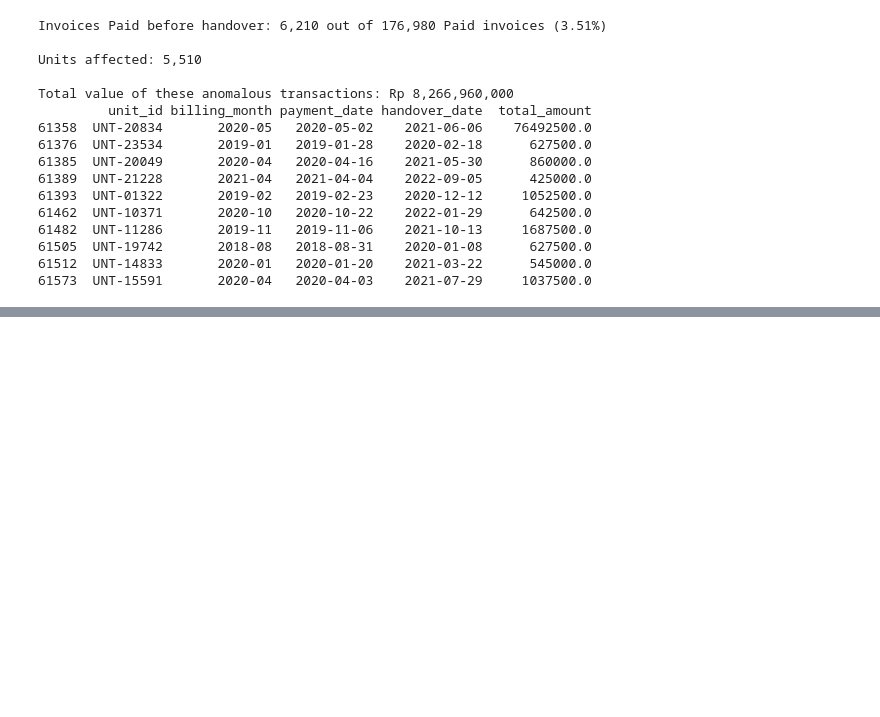
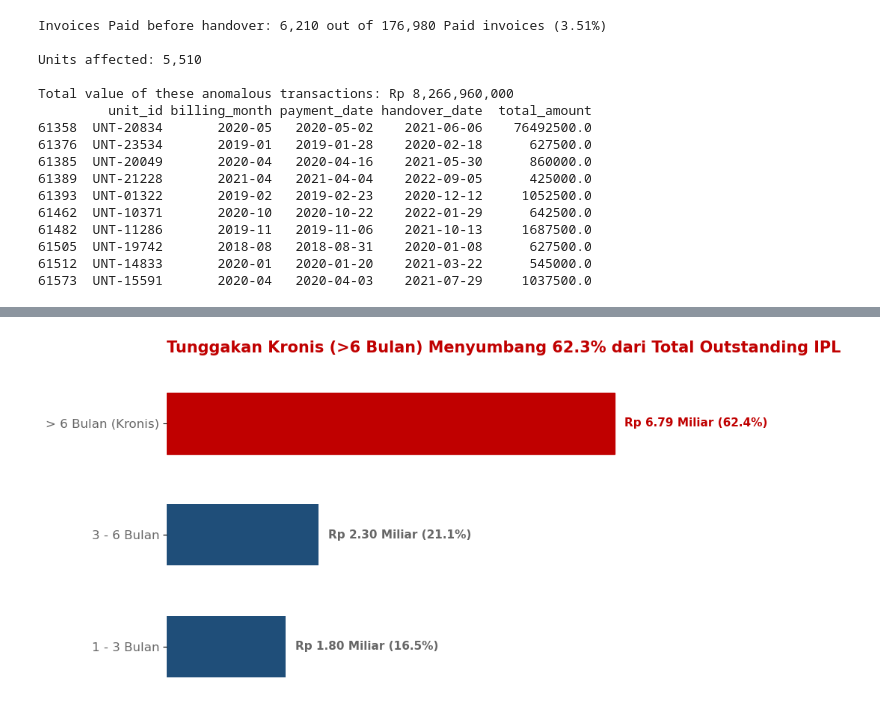
Before and after one commit to MikaMahaputra/Capstone-2-Sinarmas-Land, a Jupyter notebook: notebooks/capstone.ipynb, the cells around one changed output, grey strips where cells are left out. Drawn from its saved outputs; the diff is of its cells as text; code cells hidden in the pictures; blank space fills up the shorter version.

```diff
--- a/notebooks/capstone.ipynb
+++ b/notebooks/capstone.ipynb
@@ -536,0 +736,83 @@ Total baris anomali: 3000 dari 300000 (1.00%)
+# %%
+
+
+PRIMARY      = '#1F4E79'
+ALERT_COLOR  = '#C00000'
+GRAY         = '#666666'
+LIGHT_GRAY   = '#F5F5F5'
+
+
+plt.rcParams['font.family'] = 'DejaVu Sans'
+plt.rcParams['axes.spines.top'] = False
+plt.rcParams['axes.spines.right'] = False
+plt.rcParams['axes.spines.left'] = False
+plt.rcParams['axes.spines.bottom'] = False
+
+
+aging_data = {
+    'Durasi Tunggakan': ['1 - 3 Bulan', '3 - 6 Bulan', '> 6 Bulan (Kronis)'],
+    'Nilai Outstanding (Miliar)': [1.8, 2.3, 6.79]
+}
+
+df_aging = pd.DataFrame(aging_data)
+
+
+fig, ax = plt.subplots(figsize=(10, 5))
+
+
+bars = ax.barh(
+    df_aging['Durasi Tunggakan'],
+    df_aging['Nilai Outstanding (Miliar)'],
+    color=PRIMARY,
+    height=0.55
+)
+
+
+bars[2].set_color(ALERT_COLOR)
+
+
+total_outstanding = df_aging['Nilai Outstanding (Miliar)'].sum()
+
+for bar in bars:
+    width = bar.get_width()
+    percentage = (width / total_outstanding) * 100
+
+    label_text = f'Rp {width:,.2f} Miliar ({percentage:.1f}%)'
+
+
+    text_color = ALERT_COLOR if width == 6.79 else GRAY
+
+    ax.text(
+        width + 0.15,
+        bar.get_y() + bar.get_height()/2,
+        label_text,
+        va='center',
+        ha='left',
+        fontsize=11,
+        fontweight='bold',
+        color=text_color
+    )
+
+
+ax.set_title(
+    'Tunggakan Kronis (>6 Bulan) Menyumbang 62.3% dari Total Outstanding IPL',
+    fontsize=15,
+    fontweight='bold',
+    pad=25,
+    color=ALERT_COLOR,
+    loc='left'
+)
+
+
+ax.set_xlabel('Nilai Outstanding (dalam Miliar Rupiah)', fontsize=11, color=GRAY, labelpad=10)
+ax.set_xlim(0, 9.0)
+ax.get_xaxis().set_visible(False)
+ax.tick_params(axis='y', which='major', labelsize=12, labelcolor=GRAY)
+
+plt.tight_layout()
+
+
+plt.savefig('outstanding_aging_analysis.png', dpi=300, bbox_inches='tight')
+plt.show()
+# %% [output]
+[figure, added]
```
Also changed, not shown: parts of 64 cells of this notebook, 19 other files.
